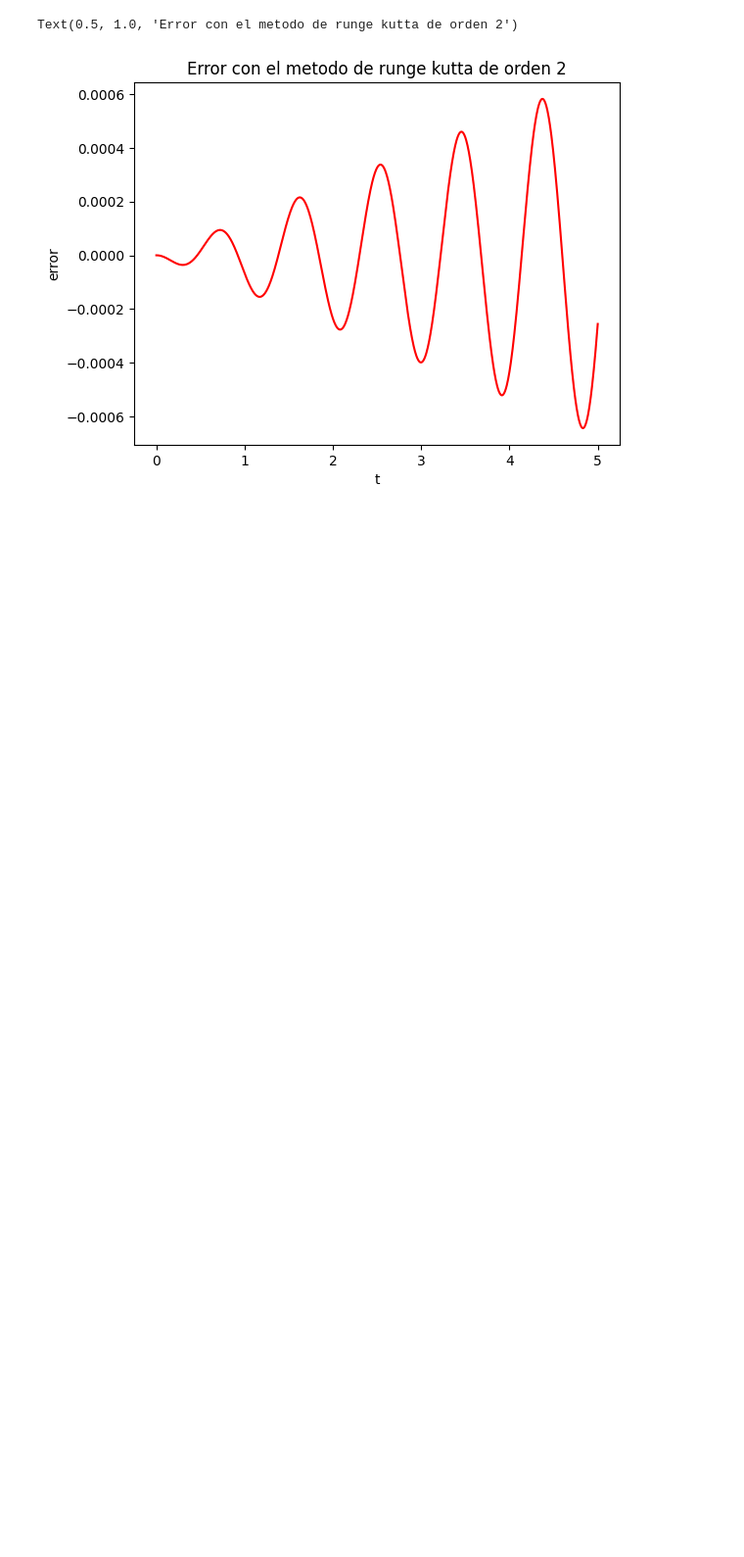
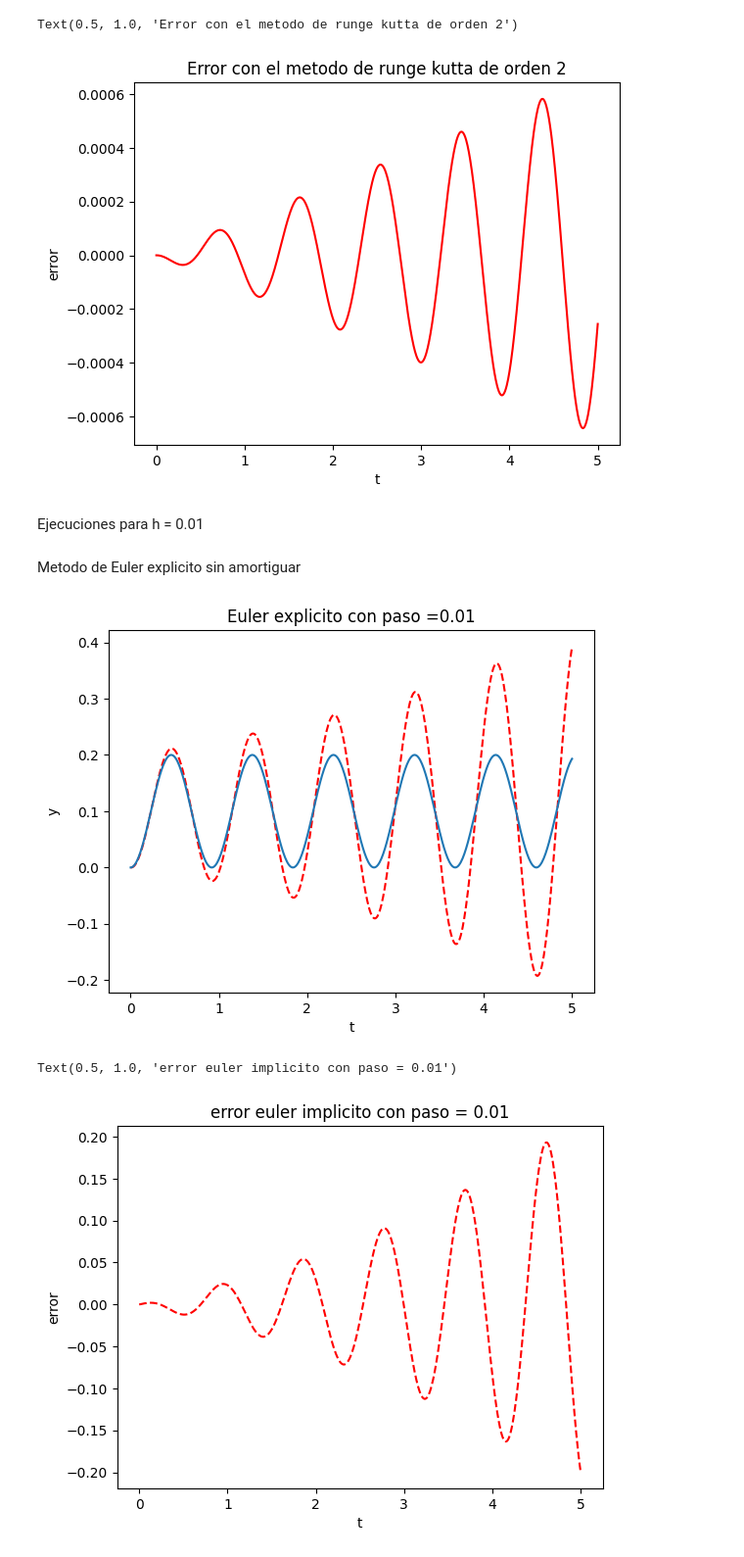
Before and after one commit to Jignacio14/AnalisisNumericoI, a Jupyter notebook: Numericos.ipynb, the cells around one changed output. Shown at 98% size. Drawn from its saved outputs; the diff is of its cells as text; code cells hidden in the pictures; blank space fills up the shorter version.

Commit message:
Agrego imagenes

```diff
--- a/Numericos.ipynb
+++ b/Numericos.ipynb
@@ -192,3 +195,29 @@ plt.title("Error con el metodo de runge kutta de orden 2")
 [figure]
 Text(0.5, 1.0, 'Error con el metodo de runge kutta de orden 2')
 [figure]
+# %% [markdown]
+Ejecuciones para h = 0.01
+# %% [markdown]
+Metodo de Euler explicito sin amortiguar
+# %%
+rango = 5
+paso = 0.01
+aprox_euler_explicito = euler_explicito(funcion_sin_amortiguacion,rango,paso)
+tiempo_discretizado = np.arange(0,rango+paso,paso)
+# %%
+plt.plot(tiempo_discretizado,aprox_euler_explicito, 'r--')
+plt.xlabel('t')
+plt.ylabel('y')
+plt.title("Euler explicito con paso =" + str(paso))
+plt.plot(tiempo_discretizado,analitica(tiempo_discretizado))
+plt.show()
+
+error = error_euler(aprox_euler_explicito, rango, paso, analitica)
+plt.plot(tiempo_discretizado,error, "r--")
+plt.xlabel('t')
+plt.ylabel('error')
+plt.title("error euler implicito con paso = " + str(paso))
+# %% [output]
+[figure, added]
+Text(0.5, 1.0, 'error euler implicito con paso = 0.01')
+[figure, added]
```
Also changed, not shown: parts of 21 cells of this notebook, 18 other files.
